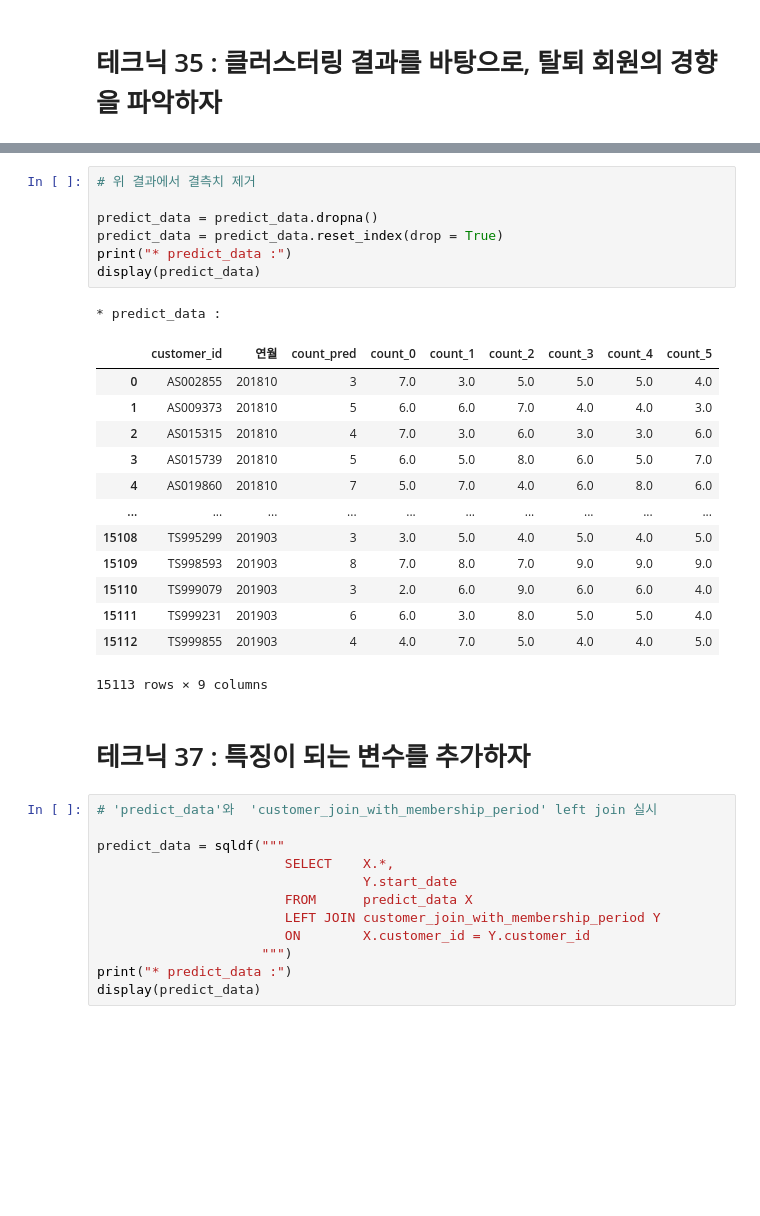
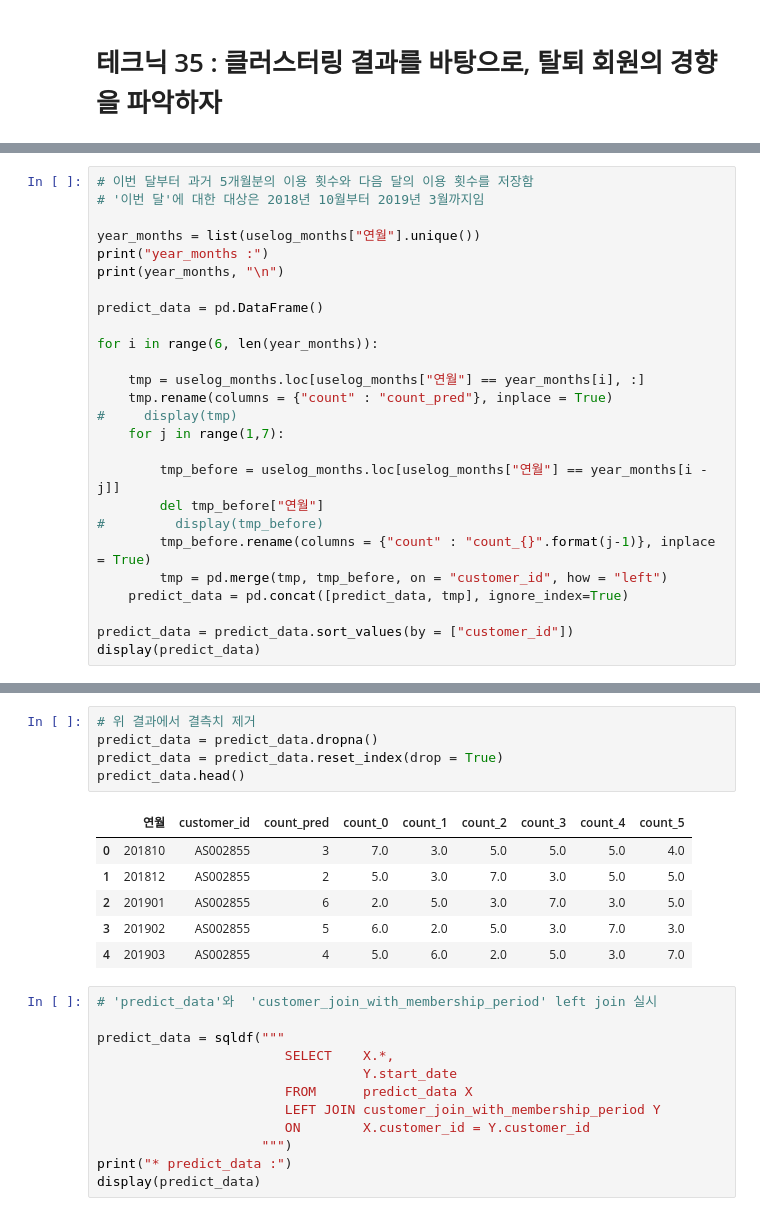
Before and after one commit to wooseok1152/python-data_analysis, a Jupyter notebook: 4장 고객의 행동을 예측하는 테크닉 10.ipynb, the cells around one changed output, grey strips where cells are left out. Drawn from its saved outputs; the diff is of its cells as text; blank space fills up the shorter version.

```diff
--- a/4장 고객의 행동을 예측하는 테크닉 10.ipynb
+++ b/4장 고객의 행동을 예측하는 테크닉 10.ipynb
@@ -494,0 +369,26 @@ display(predict_data)
+# %%
+# 이번 달부터 과거 5개월분의 이용 횟수와 다음 달의 이용 횟수를 저장함
+# '이번 달'에 대한 대상은 2018년 10월부터 2019년 3월까지임
+
+year_months = list(uselog_months["연월"].unique())
+print("year_months :")
+print(year_months, "\n")
+
+predict_data = pd.DataFrame()
+
+for i in range(6, len(year_months)):
+
+    tmp = uselog_months.loc[uselog_months["연월"] == year_months[i], :]
+    tmp.rename(columns = {"count" : "count_pred"}, inplace = True)
+#     display(tmp)
+    for j in range(1,7):
+
+        tmp_before = uselog_months.loc[uselog_months["연월"] == year_months[i - j]]
+        del tmp_before["연월"]
+#         display(tmp_before)
+        tmp_before.rename(columns = {"count" : "count_{}".format(j-1)}, inplace = True)
+        tmp = pd.merge(tmp, tmp_before, on = "customer_id", how = "left")
+    predict_data = pd.concat([predict_data, tmp], ignore_index=True)
+
+predict_data = predict_data.sort_values(by = ["customer_id"])
+display(predict_data)
@@ -495,27 +416,15 @@ display(predict_data)
 # %%
 # 위 결과에서 결측치 제거
-
 predict_data = predict_data.dropna()
 predict_data = predict_data.reset_index(drop = True)
-print("* predict_data :")
-display(predict_data)
+predict_data.head()
 # %% [output]
-* predict_data :
-|  | customer_id | 연월 | count_pred | count_0 | count_1 | count_2 | count_3 | count_4 | count_5 |
-| 0 | AS002855 | 201810 | 3 | 7.0 | 3.0 | 5.0 | 5.0 | 5.0 | 4.0 |
-| 1 | AS009373 | 201810 | 5 | 6.0 | 6.0 | 7.0 | 4.0 | 4.0 | 3.0 |
-| 2 | AS015315 | 201810 | 4 | 7.0 | 3.0 | 6.0 | 3.0 | 3.0 | 6.0 |
-| 3 | AS015739 | 201810 | 5 | 6.0 | 5.0 | 8.0 | 6.0 | 5.0 | 7.0 |
-| 4 | AS019860 | 201810 | 7 | 5.0 | 7.0 | 4.0 | 6.0 | 8.0 | 6.0 |
-| ... | ... | ... | ... | ... | ... | ... | ... | ... | ... |
-| 15108 | TS995299 | 201903 | 3 | 3.0 | 5.0 | 4.0 | 5.0 | 4.0 | 5.0 |
-| 15109 | TS998593 | 201903 | 8 | 7.0 | 8.0 | 7.0 | 9.0 | 9.0 | 9.0 |
-| 15110 | TS999079 | 201903 | 3 | 2.0 | 6.0 | 9.0 | 6.0 | 6.0 | 4.0 |
-| 15111 | TS999231 | 201903 | 6 | 6.0 | 3.0 | 8.0 | 5.0 | 5.0 | 4.0 |
-| 15112 | TS999855 | 201903 | 4 | 4.0 | 7.0 | 5.0 | 4.0 | 4.0 | 5.0 |
+|  | 연월 | customer_id | count_pred | count_0 | count_1 | count_2 | count_3 | count_4 | count_5 |
+| 0 | 201810 | AS002855 | 3 | 7.0 | 3.0 | 5.0 | 5.0 | 5.0 | 4.0 |
+| 1 | 201812 | AS002855 | 2 | 5.0 | 3.0 | 7.0 | 3.0 | 5.0 | 5.0 |
+| 2 | 201901 | AS002855 | 6 | 2.0 | 5.0 | 3.0 | 7.0 | 3.0 | 5.0 |
+| 3 | 201902 | AS002855 | 5 | 6.0 | 2.0 | 5.0 | 3.0 | 7.0 | 3.0 |
+| 4 | 201903 | AS002855 | 4 | 5.0 | 6.0 | 2.0 | 5.0 | 3.0 | 7.0 |
-15113 rows × 9 columns
-# %% [markdown]
-# 테크닉 37 : 특징이 되는 변수를 추가하자
 # %%
 # 'predict_data'와  'customer_join_with_membership_period' left join 실시
 
```
Also changed, not shown: parts of 7 cells of this notebook.
